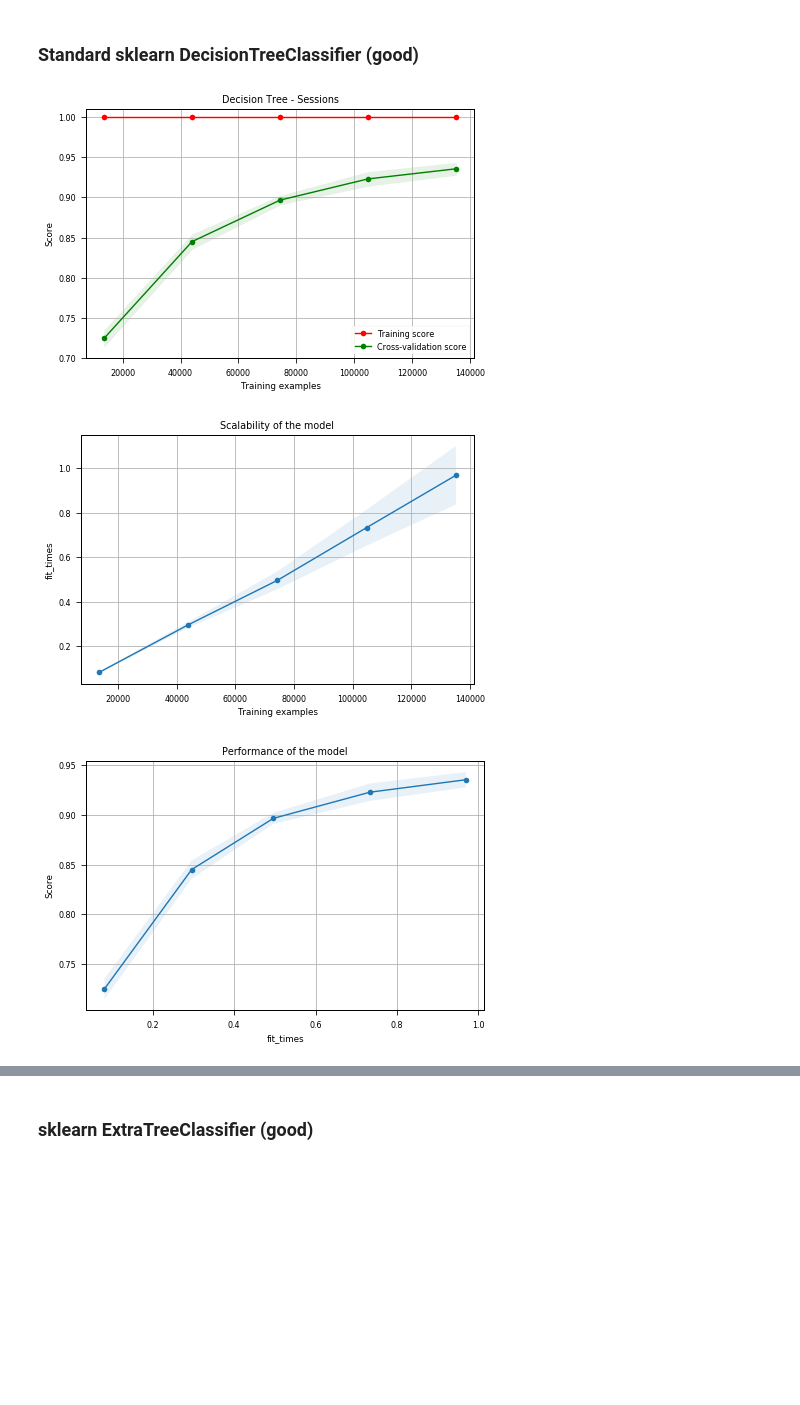
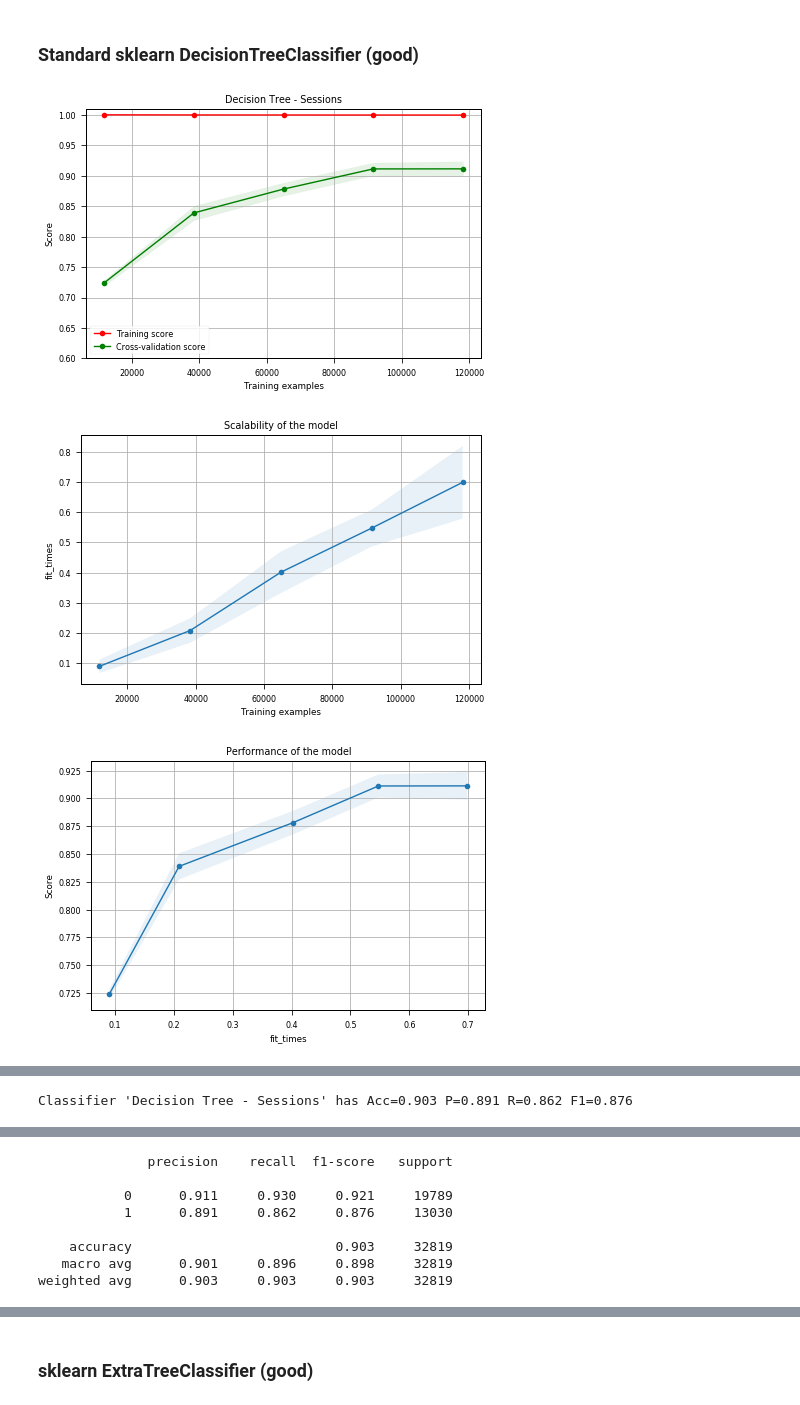
Before and after one commit to modelorona/level4dissertation, a Jupyter notebook: src/analysis/analysis.ipynb, the cells around one changed output, grey strips where cells are left out. Cells and saved outputs as stored; diff of their text form; code cells hidden in the pictures; blank space fills up the shorter version.

Commit message:
cleaning up data analysis

```diff
--- a/src/analysis/analysis.ipynb
+++ b/src/analysis/analysis.ipynb
@@ -903 +840,4 @@ combined_data.head(1)
+# %%
+# remove system as these are mainly junk apps
+combined_data = combined_data[combined_data['category'] != 'System']
 # %%
@@ -954,24 +889,26 @@ Name: category, dtype: float64
 ### Splitting up data into train/test (currently 80/20% split)
 # %%
 # drop columns that are not used
-print(combined_data['sias'].value_counts())
+# print(combined_data['sias'].value_counts())
 
 # if 'name' in combined_data.columns:
-dropped_columns=['name', 'category', 'sessionStart', 'sessionEnd', 'lastTimeUsed', 'name_label', 'category_label', 'sias']
-
+dropped_columns=['sessionStart', 'sessionEnd', 'lastTimeUsed', 'sias']
+# dropped_columns=['name', 'category', 'sessionStart', 'sessionEnd', 'lastTimeUsed', 'name_label', 'category_label', 'sias']
+print(combined_data.drop(columns=dropped_columns[:-1]).columns)
 combined_data = combined_data.sample(frac=1)
 
 X_train_data, X_test_data, y_train_labels, y_test_labels = train_test_split(
     combined_data.drop(columns=dropped_columns[:-1])[:], combined_data['sias'], test_size=TEST_SIZE, shuffle=True)
 
-print(X_train_data['sias'].value_counts())
+to_drop = ['sias','name', 'category']
+# print(X_train_data['sias'].value_counts())
 # remove SIAS column from X_train_data and X_test_data
 # if 'sias' in X_train_data.columns:
 #     X_train_data = X_train_data.drop(columns='sias')
 #     X_test_data = X_test_data.drop(columns='sias')
 
 # combined_data.shape
-X_train_data.shape
-X_test_data.shape
-print(X_test_data.columns)
+# X_train_data.shape
+# X_test_data.shape
+# print(X_test_data.columns)
 # %% [output]
@@ -1012,29 +933,22 @@ pipeline = Pipeline([
 # %% [markdown]
 ### Standard sklearn DecisionTreeClassifier (good)
 # %%
-# https://scikit-learn.org/stable/auto_examples/ensemble/plot_forest_importances.html could be useful
-# https://datascience.stackexchange.com/a/31416 for printing importance values in dict form
-# https://datascience.stackexchange.com/questions/45319/scikit-learn-decision-tree-overfitting
-# https://stackoverflow.com/questions/38709690/scikit-learn-using-gridsearchcv-on-decisiontreeclassifier
+c = DecisionTreeClassifier(max_depth=None)
+fitted = pipeline.set_params(clf=c).fit(X_train_data.drop(columns=to_drop), y_train_labels)
 
-# https://www.kdnuggets.com/2017/05/simplifying-decision-tree-interpretation-decision-rules-python.html
-
-c = DecisionTreeClassifier(max_depth=None)
-fitted = pipeline.set_params(clf=c).fit(X_train_data.drop(columns='sias'), y_train_labels)
-
-y_predict = c.predict(X_test_data.drop(columns='sias'))
-y_predict_proba = c.predict_proba(X_test_data.drop(columns='sias'))
+y_predict = c.predict(X_test_data.drop(columns=to_drop))
+y_predict_proba = c.predict_proba(X_test_data.drop(columns=to_drop))
 
 title = "Decision Tree - Sessions"
-plt_cv = StratifiedKFold(n_splits=10, shuffle=True)
-curve = plot_learning_curve(DecisionTreeClassifier(), title, X_train_data.drop(columns='sias'), y_train_labels, ylim=(0.7, 1.01), cv=plt_cv, n_jobs=-1, save=True)
+plt_cv = StratifiedKFold(n_splits=10, shuffle=False)
+curve = plot_learning_curve(DecisionTreeClassifier(), title, X_train_data.drop(columns=to_drop), y_train_labels, ylim=(0.6, 1.01), cv=plt_cv, n_jobs=-1, save=True)
 curve.show()
 
-curve = plot_roc(title, y_test_labels, y_predict_proba, save=True)
+curve = plot_roc(title, y_test_labels, y_predict_proba, save=False)
 curve.show()
 
-evaluation_summary(title, y_predict, y_test_labels, c, X_train_data, save=True)
+evaluation_summary(title, y_predict, y_test_labels, c, X_train_data, save=False, drop=to_drop)
 # %% [output]
-[figure, old version]
+[figure, new version]
-[figure, old version]
+[figure, new version]
-[figure, old version]
+[figure, new version]
@@ -1040,0 +956 @@ evaluation_summary(title, y_predict, y_test_labels, c, X_train_data, save=True)
+Classifier 'Decision Tree - Sessions' has Acc=0.903 P=0.891 R=0.862 F1=0.876
@@ -1040,0 +958,8 @@ evaluation_summary(title, y_predict, y_test_labels, c, X_train_data, save=True)
+              precision    recall  f1-score   support
+
+           0      0.911     0.930     0.921     19789
+           1      0.891     0.862     0.876     13030
+
+    accuracy                          0.903     32819
+   macro avg      0.901     0.896     0.898     32819
+weighted avg      0.903     0.903     0.903     32819
```
Also changed, not shown: parts of 29 cells of this notebook.
